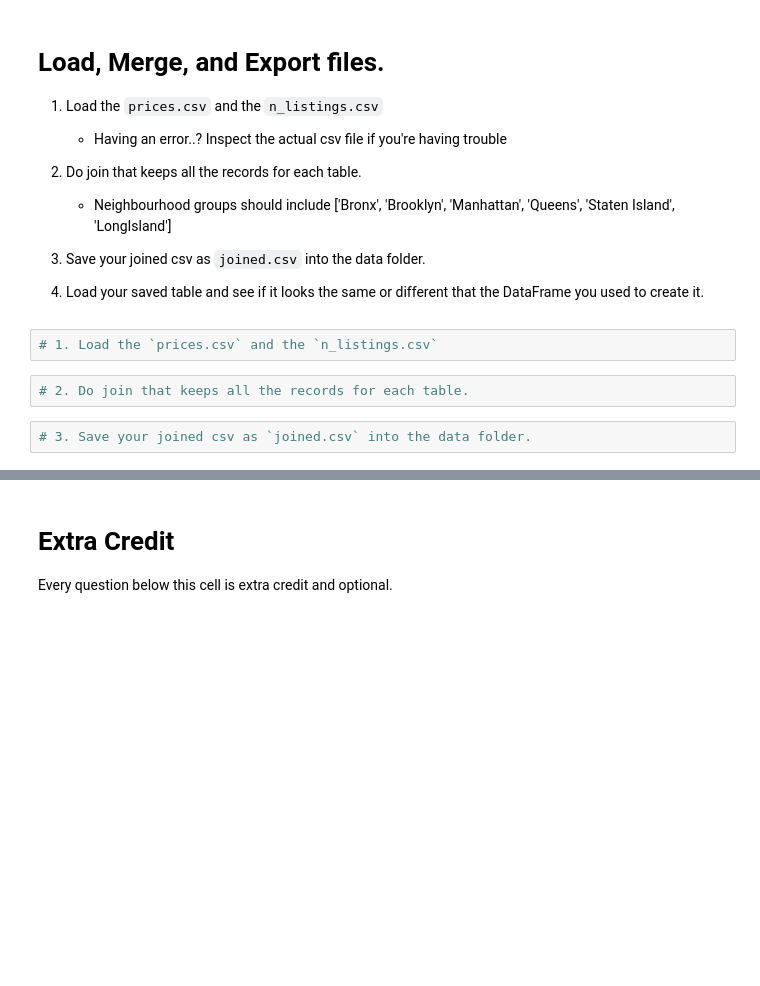
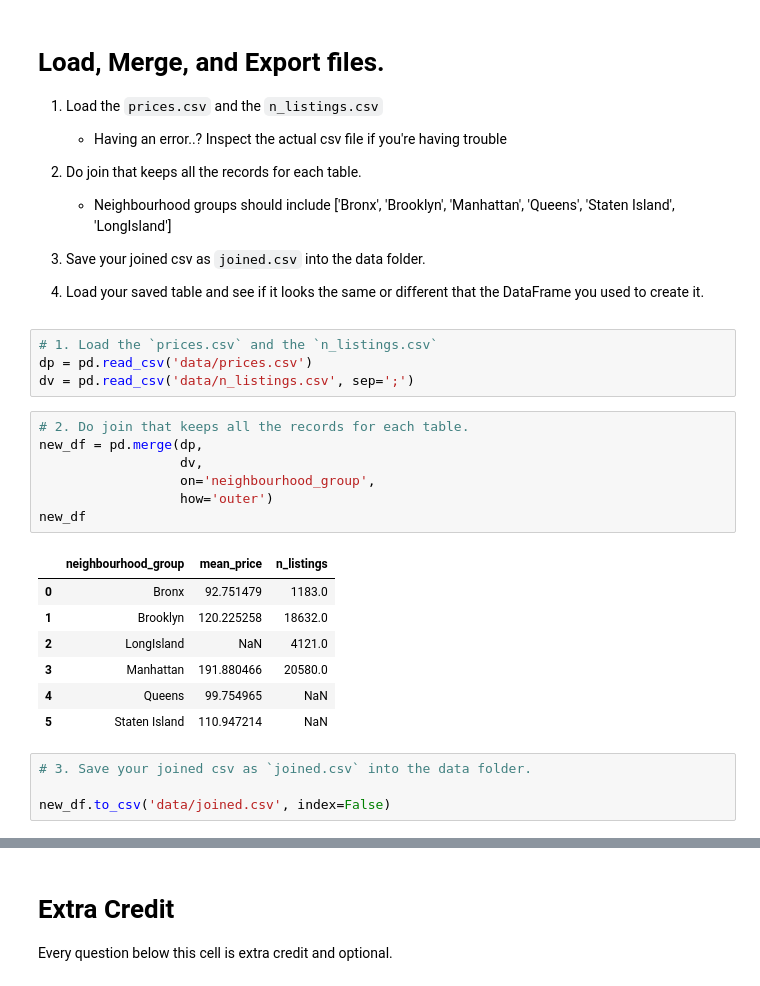
Before and after one commit to belbop/my-fork-2024-DS-Fri-1230, a Jupyter notebook: Week-01-Pandas/Exercise-IL.ipynb, the cells around one changed output, grey strips where cells are left out. Saved outputs shown, nothing was run; the diff lists cells and outputs as text; blank space fills up the shorter version.

```diff
--- a/Week-01-Pandas/Exercise-IL.ipynb
+++ b/Week-01-Pandas/Exercise-IL.ipynb
@@ -97,9 +262,26 @@ Return the following subsets of the dataframe.
 4. Load your saved table and see if it looks the same or different that the DataFrame you used to create it.
 # %%
 # 1. Load the `prices.csv` and the `n_listings.csv`
+dp = pd.read_csv('data/prices.csv')
+dv = pd.read_csv('data/n_listings.csv', sep=';')
 # %%
 # 2. Do join that keeps all the records for each table.
+new_df = pd.merge(dp,
+                  dv,
+                  on='neighbourhood_group',
+                  how='outer')
+new_df
+# %% [output]
+|  | neighbourhood_group | mean_price | n_listings |
+| 0 | Bronx | 92.751479 | 1183.0 |
+| 1 | Brooklyn | 120.225258 | 18632.0 |
+| 2 | LongIsland | NaN | 4121.0 |
+| 3 | Manhattan | 191.880466 | 20580.0 |
+| 4 | Queens | 99.754965 | NaN |
+| 5 | Staten Island | 110.947214 | NaN |
 # %%
 # 3. Save your joined csv as `joined.csv` into the data folder.
+
+new_df.to_csv('data/joined.csv', index=False)
 # %%
 # 4. Load your newly saved file, see if it looks the same.  If not, try saving with argument `index=False`
```
Also changed, not shown: parts of 14 cells of this notebook.
